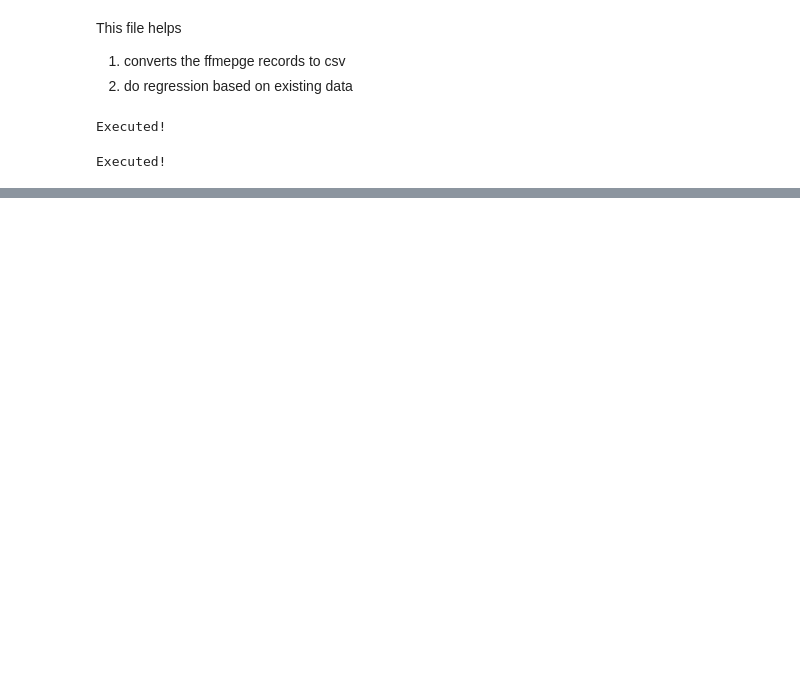
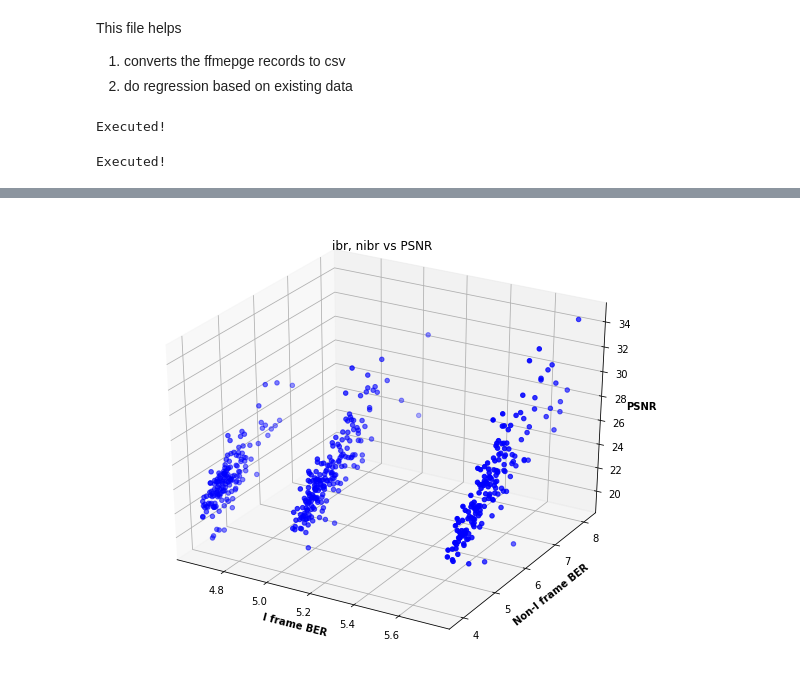
Before and after one commit to incandescentxxc/bitMatters, a Jupyter notebook: regression.ipynb, the cells around one changed output, grey strips where cells are left out. Saved outputs shown, nothing was run; the diff lists cells and outputs as text; code cells hidden in the pictures; blank space fills up the shorter version.

```diff
--- a/regression.ipynb
+++ b/regression.ipynb
@@ -209,56 +213,70 @@ plt.show()
 # %%
+# data prepartions for first round of experiment
 # multi variable processing
+stat = pd.read_csv("./raw_data/ff_records_final_1.csv")
+stat.columns = ['ibr','nibr','psnr','ssim']
+stat_arr = np.array(stat)
 
-stat = pd.read_csv("ff_records_final.csv")
-stat.columns = ['ibr','nibr','ibn','nibn','psnr','ssim']
-stat_arr = np.array(stat)
-ibr = stat_arr[...,0]
-nibr = stat_arr[..., 1]
-BR = stat_arr[...,0:2]
-ibn = stat_arr[..., 2]
-nibn = stat_arr[..., 3]
-psnr = stat_arr[..., 4]
-ssim = stat_arr[..., 5]
+stat_trim = stat_arr[np.where(stat_arr[..., 0] < 0.01)]
 
-# ibr_log = [-math.log(x) for x in ibr]
-# nibr_log = [-math.log(x) for x in nibr]
-# BR_log = [[-math.log(x[0]), -math.log(x[1])] for x in BR]
+ibr = stat_trim[...,0]
+nibr = stat_trim[...,1]
+psnr = stat_trim[...,2]
+ssim = stat_trim[...,3]
+BR = stat_trim[...,0:2]
+
+print(len(stat_trim))
+
+
+ibr_log = [-math.log(x) for x in ibr]
+nibr_log = [-math.log(x) for x in nibr]
+BR_log = [[-math.log(x[0]), -math.log(x[1])] for x in BR]
 # print(ibr)
 # print(ibn)
 
+
 # label_title = "test"
-# plt.scatter(ibn, psnr, label = label_title, marker=".")
+# plt.scatter(ibn_log, psnr_ibn_trim, label = label_title, marker=".")
 # plt.xlabel("non I frame bit error rate lnx")
 # plt.ylabel("PSNR")
 # plt.show()
-# plt.savefig("./charts/IberPSNR.png",format="png")
-# plt.scatter(ibr_power, ssim, marker='.')
+# # plt.savefig("./charts/IberPSNR.png",format="png")
+# plt.scatter(ibn_log, ssim_ibn_trim, marker='.')
 # plt.xlabel("non I frame bit error rate lnx")
 # plt.ylabel("SSIM")
 # plt.show()
-# plt.savefig("./charts/iberSSIM.png",format="png")
-# print(BR[0])
-
-
-# creating figure
-# fig = plt.figure(figsize=(10, 8))
-# ax = plt.axes(projection="3d")
-# creating plot
-# ax.scatter3D(ibr_log, nibr_log, psnr, color = "blue")
-# plt.title("ibr, nibr vs PSNR")
-# ax.set_xlabel("I frame BER", fontweight="bold")
-# ax.set_ylabel("Non-I frame BER", fontweight="bold")
-# ax.set_zlabel("PSNR", fontweight="bold")
-# plt.savefig("./charts/berPSNR3d.png", format="png")
+# # plt.savefig("./charts/iberSSIM.png",format="png")
+# # print(BR[0])
+# plt.scatter(nibn_log, psnr_nibn_trim, label = label_title, marker=".")
+# plt.xlabel("non I frame bit error rate lnx")
+# plt.ylabel("PSNR")
+# plt.show()
+# # plt.savefig("./charts/IberPSNR.png",format="png")
+# plt.scatter(nibn_log, ssim_nibn_trim, marker='.')
+# plt.xlabel("non I frame bit error rate lnx")
+# plt.ylabel("SSIM")
 # plt.show()
 
 # creating figure
-# fig = plt.figure(figsize=(10, 8))
-# ax = plt.axes(projection="3d")
-# ax.scatter3D(ibr_log, nibr_log, ssim, color = "blue")
-# plt.title("ibr, nibr vs SSIM")
-# ax.set_xlabel("I frame BER", fontweight="bold")
-# ax.set_ylabel("Non-I frame BER", fontweight="bold")
-# ax.set_zlabel("SSIM", fontweight="bold")
+fig = plt.figure(figsize=(10, 8))
+ax = plt.axes(projection="3d")
+# creating plot
+ax.scatter3D(ibr_log, nibr_log, psnr, color = "blue")
+plt.title("ibr, nibr vs PSNR")
+ax.set_xlabel("I frame BER", fontweight="bold")
+ax.set_ylabel("Non-I frame BER", fontweight="bold")
+ax.set_zlabel("PSNR", fontweight="bold")
+# plt.savefig("./charts/berPSNR3d.png", format="png")
+plt.show()
+
+# creating figure
+fig = plt.figure(figsize=(10, 8))
+ax = plt.axes(projection="3d")
+ax.scatter3D(ibr_log, nibr_log, ssim, color = "blue")
+plt.title("ibr, nibr vs SSIM")
+ax.set_xlabel("I frame BER", fontweight="bold")
+ax.set_ylabel("Non-I frame BER", fontweight="bold")
+ax.set_zlabel("SSIM", fontweight="bold")
 # plt.savefig("./charts/berSSIM3d.png", format="png")
-# plt.show()
+plt.show()
+# %% [output]
@@ -264,0 +284 @@ ssim = stat_arr[..., 5]
+[figure, added]
```
Also changed, not shown: parts of 5 cells of this notebook, 3 other files.
